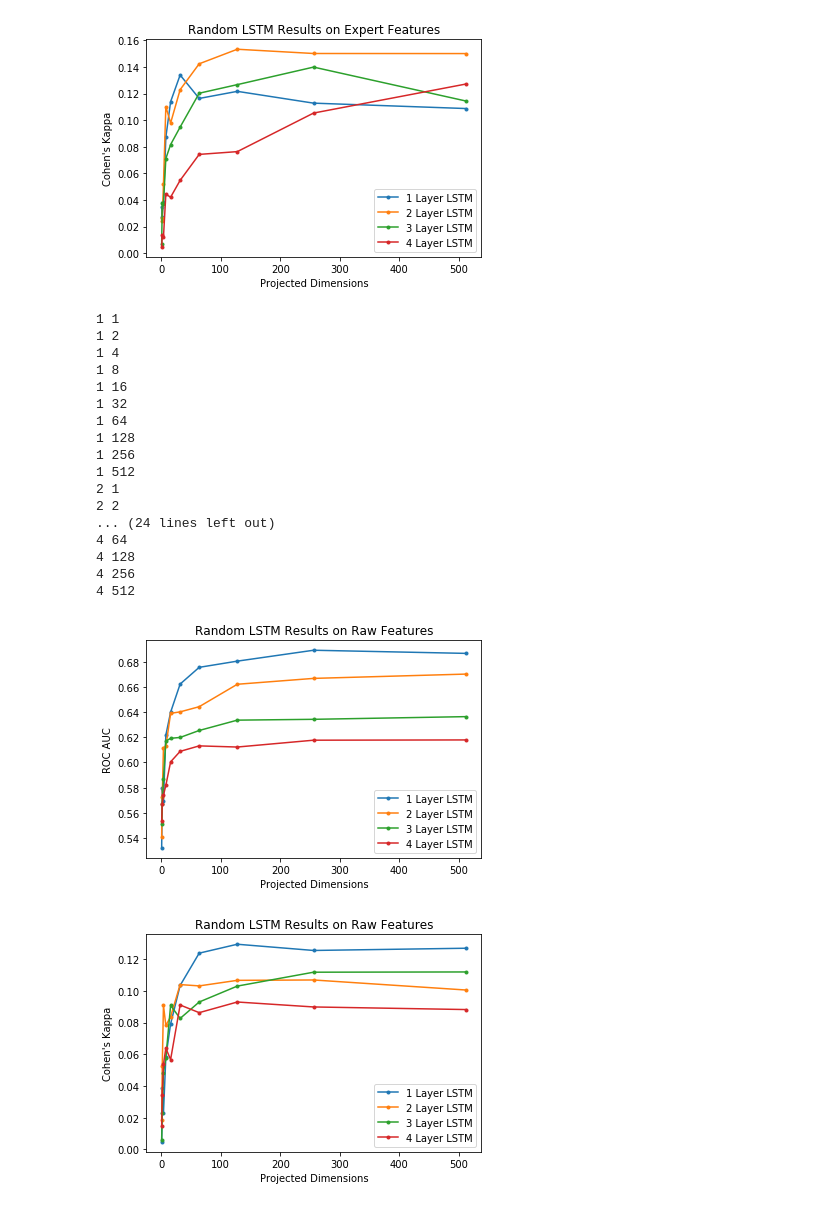
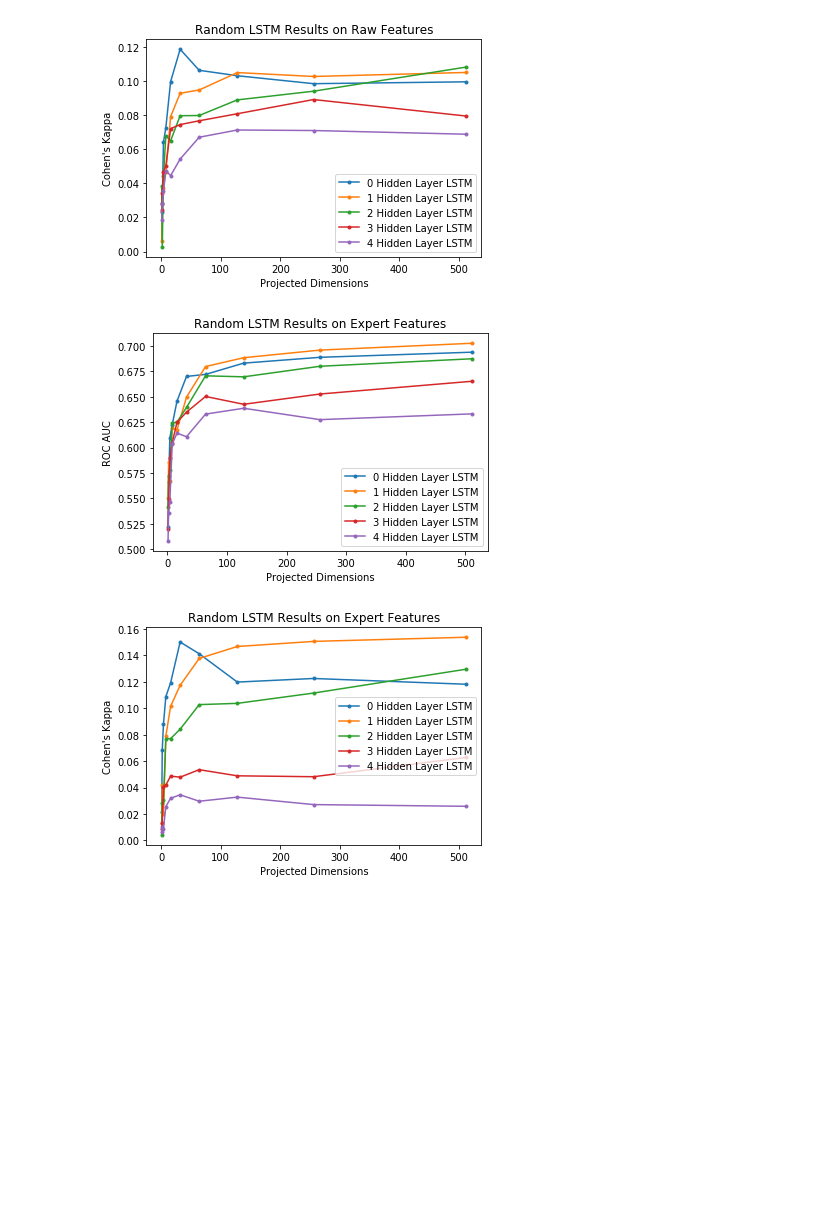
Before and after one commit to LePotatoChef/deep-random-affect-detection, a Jupyter notebook: ethan/clean/random_models.ipynb, the cells around one changed output. Cells and saved outputs as stored; diff of their text form; code cells hidden in the pictures; blank space fills up the shorter version.

Commit message:
plots

```diff
--- a/ethan/clean/random_models.ipynb
+++ b/ethan/clean/random_models.ipynb
@@ -63,8 +51,10 @@ FOLDS = 5
 MAX_POWER = 9
 
 for source in ['raw', 'expert']:
+    print(source)
     input_data = pk.load(open(f'data/bagged_{source}_input.pkl', 'rb'))
     target_data = pk.load(open(f'data/bagged_{source}_target.pkl', 'rb'))
+    groups = np.array(pk.load(open(f'data/bagged_{source}_sid.pkl', 'rb')))
     pooling = []
     dimention = []
     auc = []
@@ -84,7 +74,7 @@ for source in ['raw', 'expert']:
                     log_input.append(embedded_input)
                 log_input = np.stack(log_input)
                 # Get the average auc and kappa for all affects and folds
-                mean_auc, mean_kappa = lrcv(FOLDS, log_input, np.argmax(target_data, axis=1).astype(int))
+                mean_auc, mean_kappa = lrcv(FOLDS, log_input, np.argmax(target_data, axis=1).astype(int), groups)
                 aucs.append(mean_auc)
                 kappas.append(mean_kappa)
             pooling.append(pooling_name)
@@ -98,7 +88,7 @@ for source in ['raw', 'expert']:
     plt.ylabel('ROC AUC')
     plt.title('Bag of Random Embeddings Results on ' + ('Raw' if source == 'raw' else 'Expert') + ' Features')
     plt.legend()
-    plt.show()
+    plt.savefig(f'gs/borep_{source}_auc.png', dpi=300)
     plt.figure()
     plt.plot(dimention[:MAX_POWER+1], kappa[:MAX_POWER+1], marker='.', label='Max Pooling')
     plt.plot(dimention[MAX_POWER+1:], kappa[MAX_POWER+1:], marker='.', label='Mean Pooling')
@@ -106,7 +96,7 @@ for source in ['raw', 'expert']:
     plt.ylabel('Cohen\'s Kappa')
     plt.title('Bag of Random Embeddings Results on ' + ('Raw' if source == 'raw' else 'Expert') + ' Features')
     plt.legend()
-    plt.show()
+    plt.savefig(f'gs/borep_{source}_kappa.png', dpi=300)
 # %% [output]
 Max Pooling 1
 Max Pooling 2
@@ -162,20 +125,20 @@ print(max(auc), kappa[np.argmax(auc)])
 TRIALS = 5
 FOLDS = 5
 MAX_POWER = 9
-LAYERS = 4
+LAYERS = 5
 
 for source in ['raw', 'expert']:
-    input_data = pk.load(open(f'data/padded_{source}_input.pkl', 'rb'))
+    print(source)
+    input_data = pk.load(open(f'data/bagpad_{source}_input.pkl', 'rb'))
     input_data = np.stack(input_data)
-    target_data = pk.load(open(f'data/padded_{source}_target.pkl', 'rb'))
+    target_data = pk.load(open(f'data/bagpad_{source}_target.pkl', 'rb'))
     target_data = np.stack(target_data)
-    weight_data = pk.load(open(f'data/padded_{source}_weight.pkl', 'rb'))
-    weight_data = np.equal(np.stack(weight_data), 1)
+    groups = np.array(pk.load(open(f'data/bagged_{source}_sid.pkl', 'rb')))
     layers = []
     dimention = []
     auc = []
     kappa = []
-    for lay in range(1,LAYERS+1):
+    for lay in range(LAYERS):
         for dim in np.power(2, np.arange(MAX_POWER+1)):
             print(lay, dim)
             aucs = []
@@ -184,21 +147,16 @@ for source in ['raw', 'expert']:
                 # Make the LSTM
                 keras.backend.clear_session()
                 rand_lstm = Sequential()
-                rand_lstm.add(LSTM(dim, activation='tanh', return_sequences=True, input_shape=(input_data[0].shape)))
-                for l in range(lay-1):
+                rand_lstm.add(InputLayer(input_shape=(input_data[0].shape)))
+                for l in range(lay):
                     rand_lstm.add(LSTM(dim, activation='tanh', return_sequences=True))
+                rand_lstm.add(LSTM(dim, activation='sigmoid', return_sequences=False))
                 rand_lstm.compile(optimizer='adam', loss='categorical_crossentropy')
                 # Project each input into higher dimensions
-                rand_pred = rand_lstm.predict(input_data)
-                log_input = []
-                log_target = []
-                for rp, t, w in zip(rand_pred, target_data, weight_data):
-                    log_input.append(rp[w, :])
-                    log_target.append(t[w, :])
-                log_input = np.concatenate(log_input)
-                log_target = np.concatenate(log_target)
+                log_input = rand_lstm.predict(input_data)
+                log_target = target_data[:,-1,:]
                 # Get the average auc and kappa for all affects and folds
-                mean_auc, mean_kappa = lrcv(FOLDS, log_input, np.argmax(log_target, axis=1).astype(int))
+                mean_auc, mean_kappa = lrcv(FOLDS, log_input, np.argmax(log_target, axis=1).astype(int), groups)
                 aucs.append(mean_auc)
                 kappas.append(mean_kappa)
             layers.append(lay)
@@ -207,18 +165,18 @@ for source in ['raw', 'expert']:
             kappa.append(np.mean(kappas))
     plt.figure()
     for i in range(LAYERS):
-        plt.plot(dimention[i*(MAX_POWER+1):i*(MAX_POWER+1)+MAX_POWER+1], auc[i*(MAX_POWER+1):i*(MAX_POWER+1)+MAX_POWER+1], marker='.', label=f'{i+1} Layer LSTM')
+        plt.plot(dimention[i*(MAX_POWER+1):i*(MAX_POWER+1)+MAX_POWER+1], auc[i*(MAX_POWER+1):i*(MAX_POWER+1)+MAX_POWER+1], marker='.', label=f'{i} Hidden Layer LSTM')
     plt.xlabel('Projected Dimensions')
     plt.ylabel('ROC AUC')
     plt.title('Random LSTM Results on ' + ('Raw' if source == 'raw' else 'Expert') + ' Features')
     plt.legend()
-    plt.show()
+    plt.savefig(f'gs/lstm_{source}_auc.png', dpi=300)
     plt.figure()
     for i in range(LAYERS):
-        plt.plot(dimention[i*(MAX_POWER+1):i*(MAX_POWER+1)+MAX_POWER+1], kappa[i*(MAX_POWER+1):i*(MAX_POWER+1)+MAX_POWER+1], marker='.', label=f'{i+1} Layer LSTM')
+        plt.plot(dimention[i*(MAX_POWER+1):i*(MAX_POWER+1)+MAX_POWER+1], kappa[i*(MAX_POWER+1):i*(MAX_POWER+1)+MAX_POWER+1], marker='.', label=f'{i} Hidden Layer LSTM')
     plt.xlabel('Projected Dimensions')
     plt.ylabel('Cohen\'s Kappa')
     plt.title('Random LSTM Results on ' + ('Raw' if source == 'raw' else 'Expert') + ' Features')
     plt.legend()
-    plt.show()
+    plt.savefig(f'gs/lstm_{source}_kappa.png', dpi=300)
 # %% [output]
@@ -243,23 +201,6 @@ for source in ['raw', 'expert']:
-[figure, old version]
+[figure, new version]
-1 1
-1 2
-1 4
-1 8
-1 16
-1 32
-1 64
-1 128
-1 256
-1 512
-2 1
-2 2
-... (24 lines left out)
-4 64
-4 128
-4 256
-4 512
-[figure, old version]
+[figure, new version]
-[figure, old version]
+[figure, new version]
 # %%
 # Random BiLSTM
 
```
Also changed, not shown: parts of 7 cells of this notebook, 36 other files.
